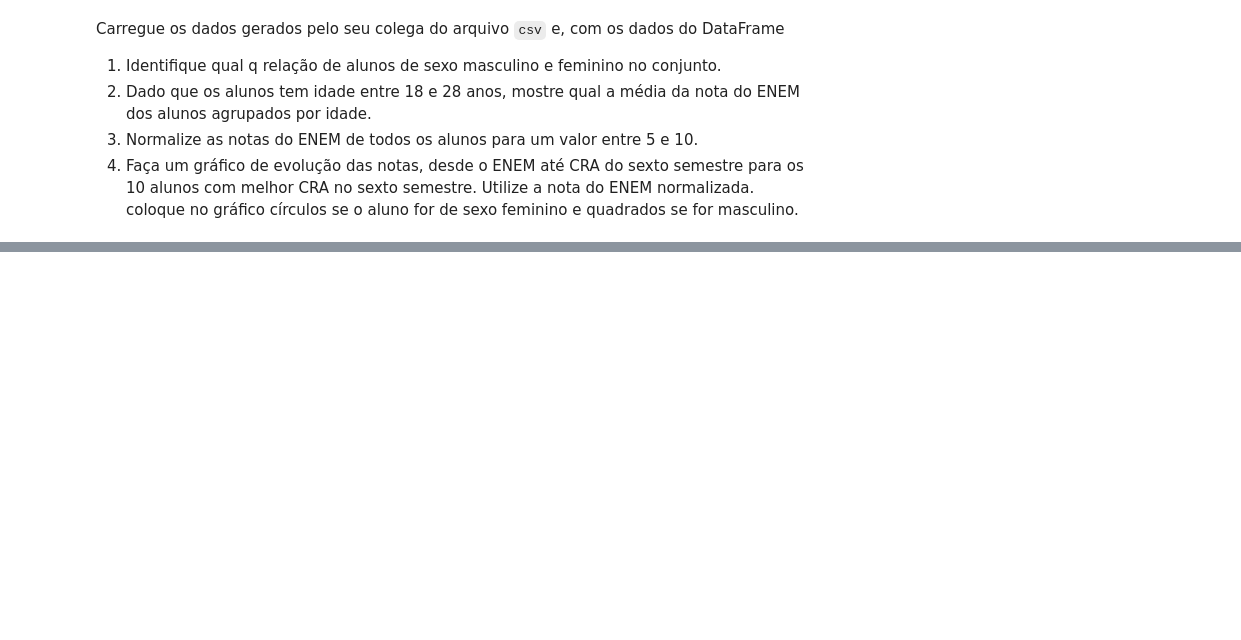
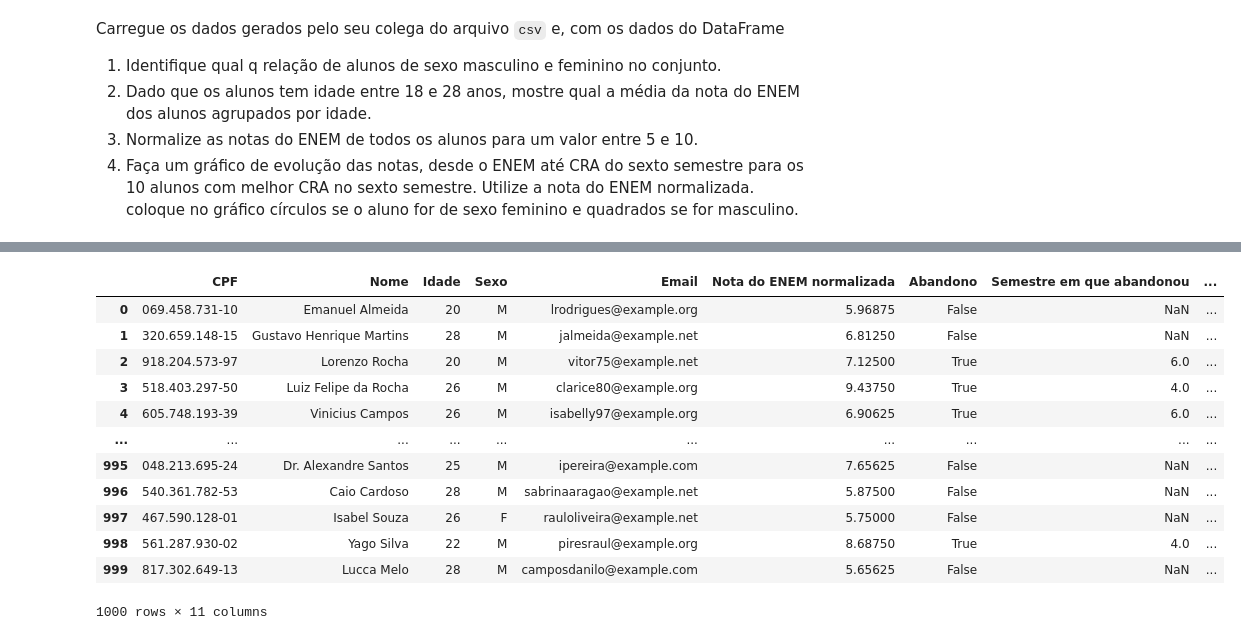
Before and after one commit to AllanaCampos/Python_Basico, a Jupyter notebook: Gabriel/P010/IP-P010.ipynb, the cells around one changed output, grey strips where cells are left out. Saved outputs shown, nothing was run; the diff lists cells and outputs as text; code cells hidden in the pictures; blank space fills up the shorter version.

```diff
--- a/Gabriel/P010/IP-P010.ipynb
+++ b/Gabriel/P010/IP-P010.ipynb
@@ -136,0 +182,16 @@ Carregue os dados gerados pelo seu colega do arquivo ``csv`` e, com os dados do
+# %%
+df
+# %% [output]
+|  | CPF | Nome | Idade | Sexo | Email | Nota do ENEM normalizada | Abandono | Semestre em que abandonou | ... |
+| 0 | 069.458.731-10 | Emanuel Almeida | 20 | M | lrodrigues@example.org | 5.96875 | False | NaN | ... |
+| 1 | 320.659.148-15 | Gustavo Henrique Martins | 28 | M | jalmeida@example.net | 6.81250 | False | NaN | ... |
+| 2 | 918.204.573-97 | Lorenzo Rocha | 20 | M | vitor75@example.net | 7.12500 | True | 6.0 | ... |
+| 3 | 518.403.297-50 | Luiz Felipe da Rocha | 26 | M | clarice80@example.org | 9.43750 | True | 4.0 | ... |
+| 4 | 605.748.193-39 | Vinicius Campos | 26 | M | isabelly97@example.org | 6.90625 | True | 6.0 | ... |
+| ... | ... | ... | ... | ... | ... | ... | ... | ... | ... |
+| 995 | 048.213.695-24 | Dr. Alexandre Santos | 25 | M | ipereira@example.com | 7.65625 | False | NaN | ... |
+| 996 | 540.361.782-53 | Caio Cardoso | 28 | M | sabrinaaragao@example.net | 5.87500 | False | NaN | ... |
+| 997 | 467.590.128-01 | Isabel Souza | 26 | F | rauloliveira@example.net | 5.75000 | False | NaN | ... |
+| 998 | 561.287.930-02 | Yago Silva | 22 | M | piresraul@example.org | 8.68750 | True | 4.0 | ... |
+| 999 | 817.302.649-13 | Lucca Melo | 28 | M | camposdanilo@example.com | 5.65625 | False | NaN | ... |
+1000 rows × 11 columns
```
Also changed, not shown: parts of 9 cells of this notebook, 1 other file.
